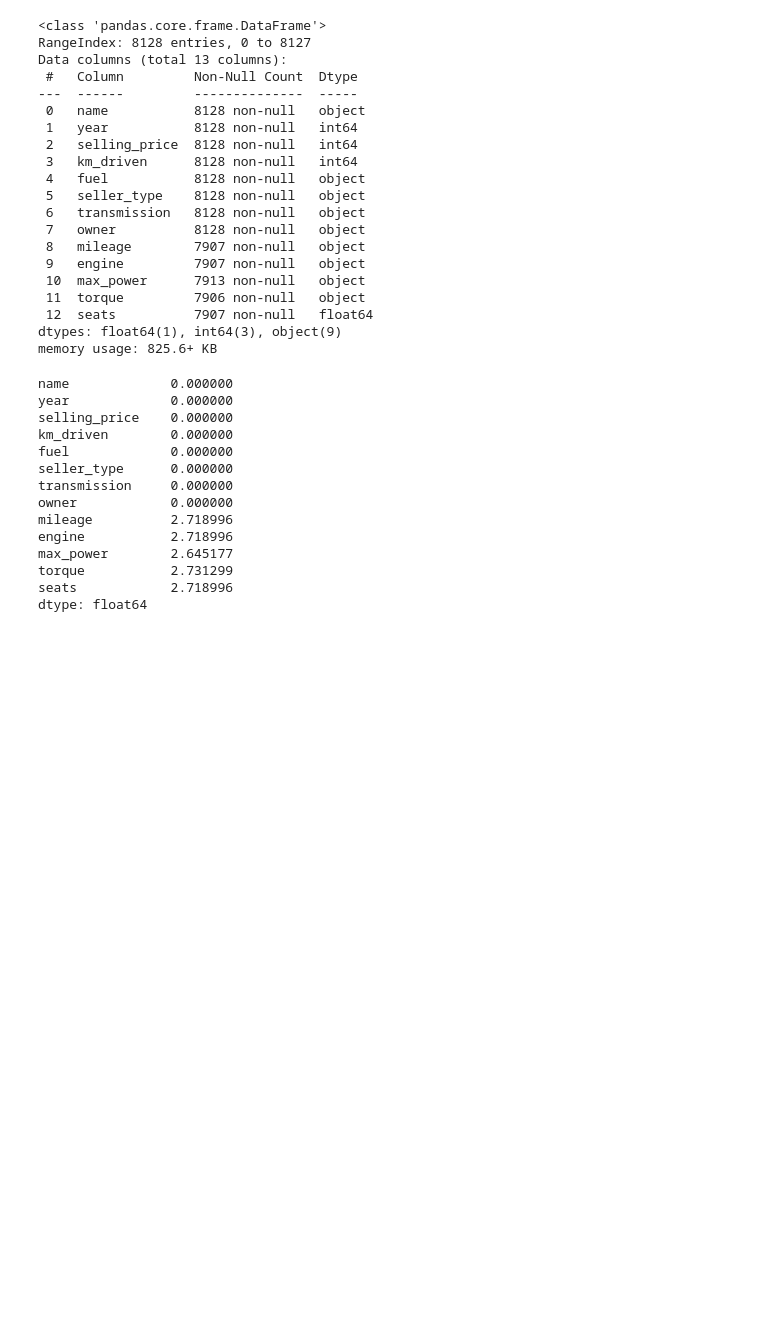
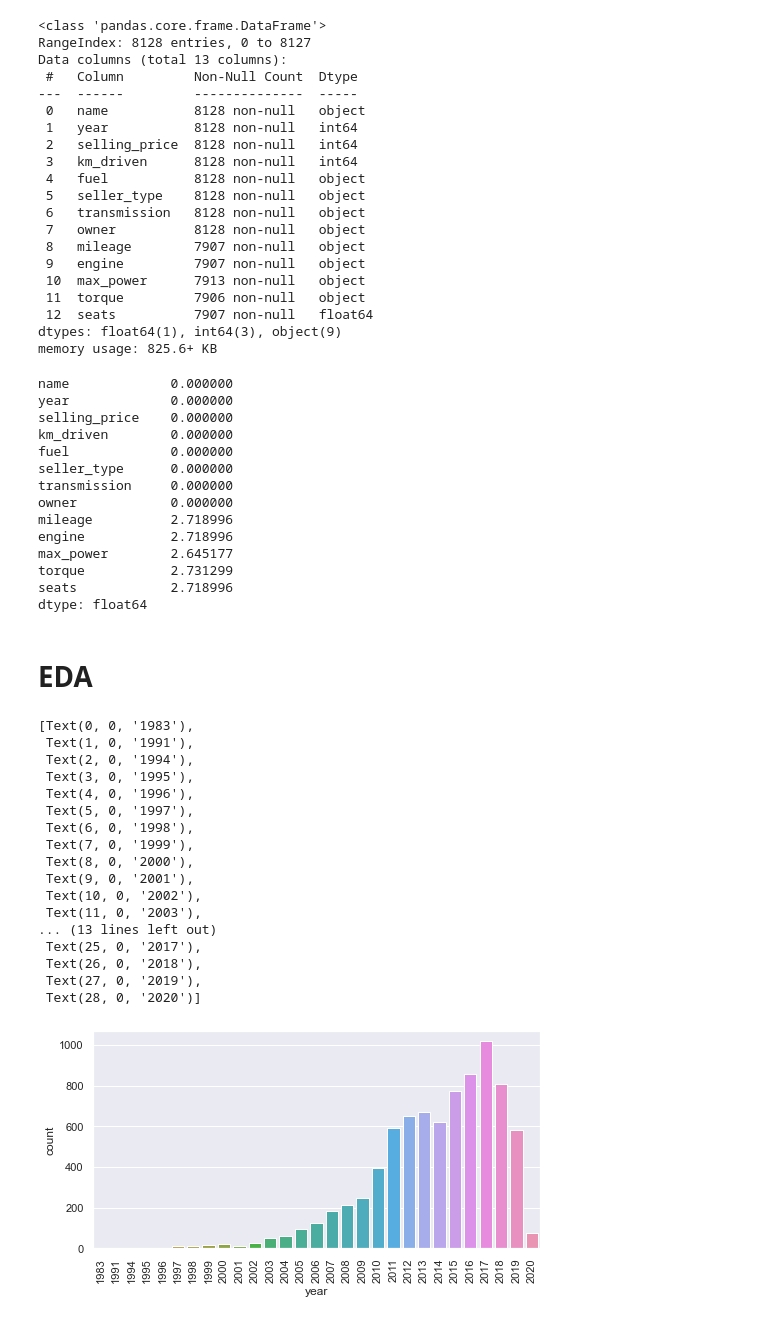
Before and after one commit to imanjunathn/Car_Price_Pred, a Jupyter notebook: CarPricePred.ipynb, the cells around one changed output. Saved outputs shown, nothing was run; the diff lists cells and outputs as text; code cells hidden in the pictures; blank space fills up the shorter version.

```diff
--- a/CarPricePred.ipynb
+++ b/CarPricePred.ipynb
@@ -69,0 +71,25 @@ dtype: float64
+# %% [markdown]
+# EDA
+# %%
+fib,axes = plt.subplots(1,1, figsize=(8,4))
+g = sns.countplot(carData.year,ax=axes)
+g.set_xticklabels(g.get_xticklabels(), rotation=90)
+# %% [output]
+[Text(0, 0, '1983'),
+ Text(1, 0, '1991'),
+ Text(2, 0, '1994'),
+ Text(3, 0, '1995'),
+ Text(4, 0, '1996'),
+ Text(5, 0, '1997'),
+ Text(6, 0, '1998'),
+ Text(7, 0, '1999'),
+ Text(8, 0, '2000'),
+ Text(9, 0, '2001'),
+ Text(10, 0, '2002'),
+ Text(11, 0, '2003'),
+... (13 lines left out)
+ Text(25, 0, '2017'),
+ Text(26, 0, '2018'),
+ Text(27, 0, '2019'),
+ Text(28, 0, '2020')]
+[figure, added]
```
Also changed, not shown: parts of 20 cells of this notebook.
